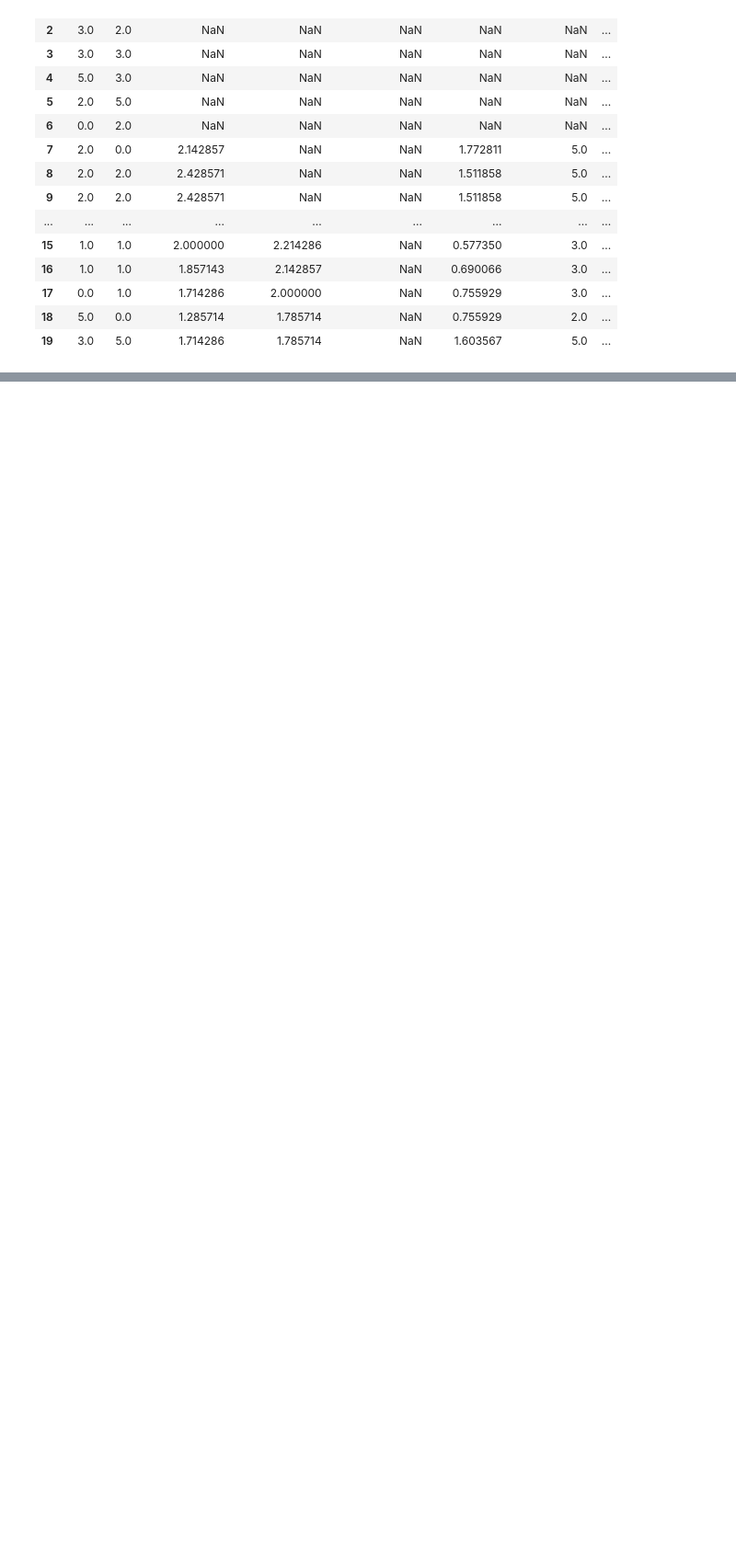
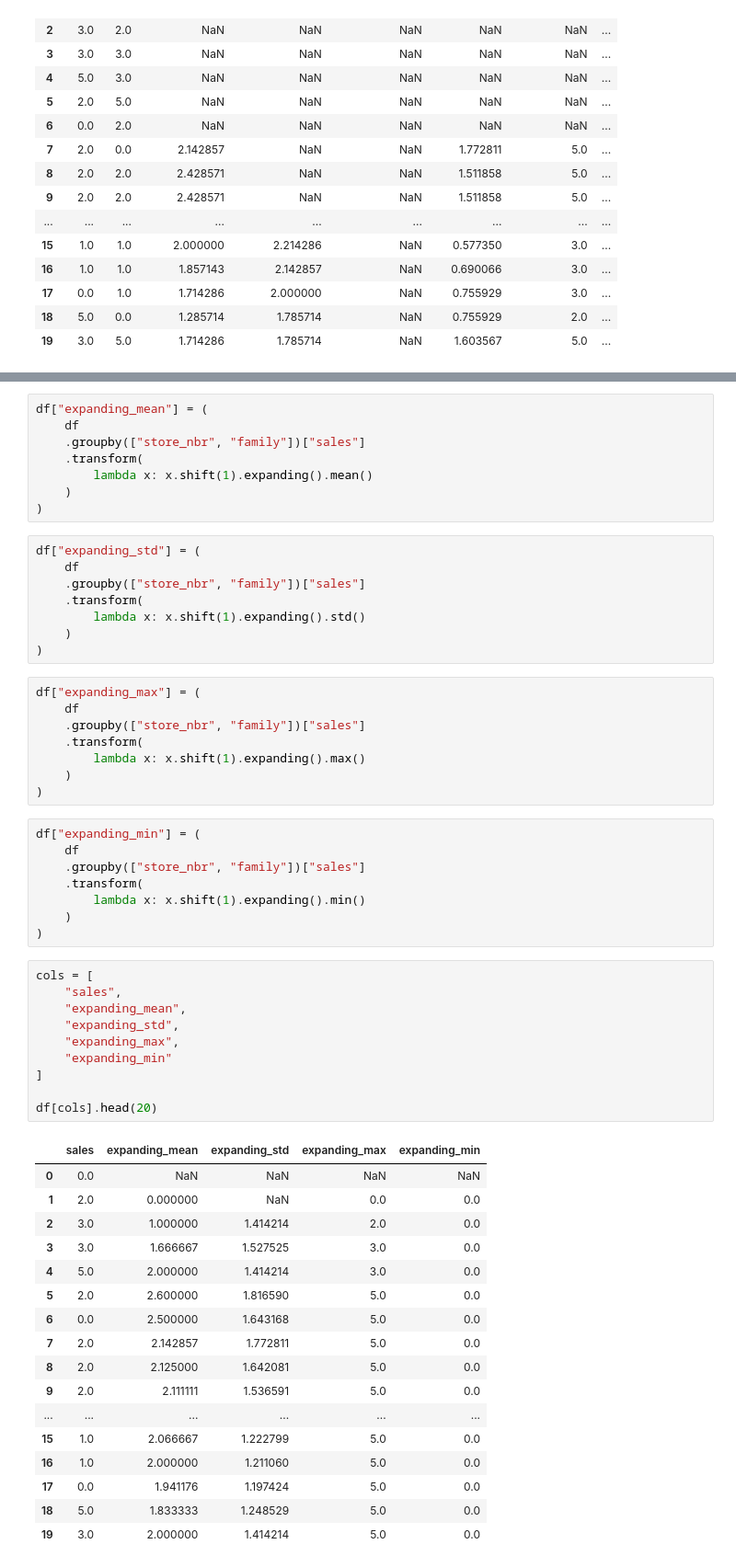
Before and after one commit to Husnain5Khalid/DemandIQ-Smart-demand-forecasting-, a Jupyter notebook: notebooks/feature_engineering.ipynb, the cells around one changed output, grey strips where cells are left out. Shown at 92% size. Drawn from its saved outputs; the diff is of its cells as text; blank space fills up the shorter version.

Commit message:
Expanding windows completed

```diff
--- a/notebooks/feature_engineering.ipynb
+++ b/notebooks/feature_engineering.ipynb
@@ -413,0 +416,60 @@ df[rolling_cols].head(20)
+# %%
+df["expanding_mean"] = (
+    df
+    .groupby(["store_nbr", "family"])["sales"]
+    .transform(
+        lambda x: x.shift(1).expanding().mean()
+    )
+)
+# %%
+df["expanding_std"] = (
+    df
+    .groupby(["store_nbr", "family"])["sales"]
+    .transform(
+        lambda x: x.shift(1).expanding().std()
+    )
+)
+# %%
+df["expanding_max"] = (
+    df
+    .groupby(["store_nbr", "family"])["sales"]
+    .transform(
+        lambda x: x.shift(1).expanding().max()
+    )
+)
+# %%
+df["expanding_min"] = (
+    df
+    .groupby(["store_nbr", "family"])["sales"]
+    .transform(
+        lambda x: x.shift(1).expanding().min()
+    )
+)
+# %%
+cols = [
+    "sales",
+    "expanding_mean",
+    "expanding_std",
+    "expanding_max",
+    "expanding_min"
+]
+
+df[cols].head(20)
+# %% [output]
+|  | sales | expanding_mean | expanding_std | expanding_max | expanding_min |
+| 0 | 0.0 | NaN | NaN | NaN | NaN |
+| 1 | 2.0 | 0.000000 | NaN | 0.0 | 0.0 |
+| 2 | 3.0 | 1.000000 | 1.414214 | 2.0 | 0.0 |
+| 3 | 3.0 | 1.666667 | 1.527525 | 3.0 | 0.0 |
+| 4 | 5.0 | 2.000000 | 1.414214 | 3.0 | 0.0 |
+| 5 | 2.0 | 2.600000 | 1.816590 | 5.0 | 0.0 |
+| 6 | 0.0 | 2.500000 | 1.643168 | 5.0 | 0.0 |
+| 7 | 2.0 | 2.142857 | 1.772811 | 5.0 | 0.0 |
+| 8 | 2.0 | 2.125000 | 1.642081 | 5.0 | 0.0 |
+| 9 | 2.0 | 2.111111 | 1.536591 | 5.0 | 0.0 |
+| ... | ... | ... | ... | ... | ... |
+| 15 | 1.0 | 2.066667 | 1.222799 | 5.0 | 0.0 |
+| 16 | 1.0 | 2.000000 | 1.211060 | 5.0 | 0.0 |
+| 17 | 0.0 | 1.941176 | 1.197424 | 5.0 | 0.0 |
+| 18 | 5.0 | 1.833333 | 1.248529 | 5.0 | 0.0 |
+| 19 | 3.0 | 2.000000 | 1.414214 | 5.0 | 0.0 |
```
Also changed, not shown: parts of 1 cell of this notebook.
